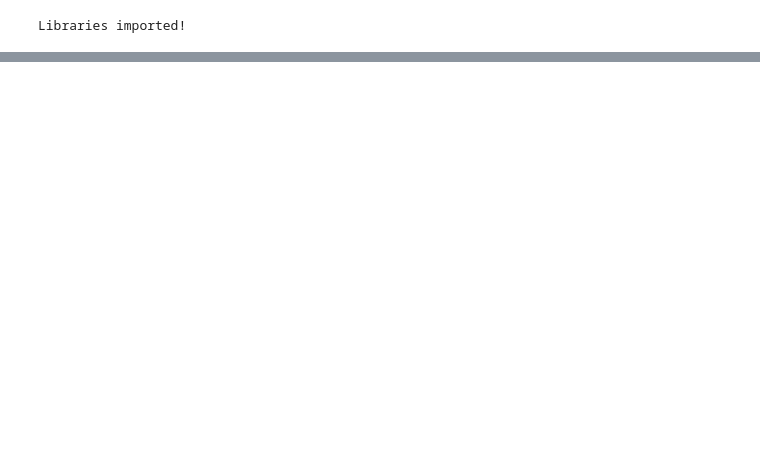
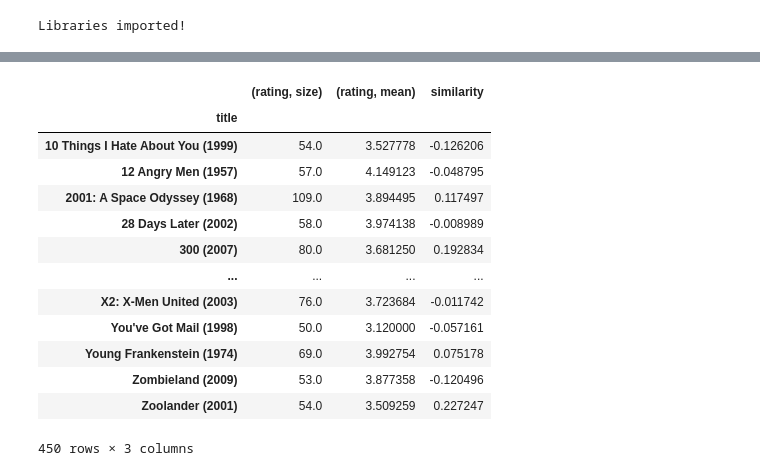
Before and after one commit to luongtruong77/Business_proj_RE, a Jupyter notebook: Test_notebook.ipynb, the cells around one changed output, grey strips where cells are left out. Cells and saved outputs as stored; diff of their text form; code cells hidden in the pictures; blank space fills up the shorter version.

```diff
--- a/Test_notebook.ipynb
+++ b/Test_notebook.ipynb
@@ -97,0 +58,4 @@ df1_tags
+# %%
+movie_ratings = ratings_df.pivot_table(index=['userId'], columns=['title'], values='rating')
+
+movie_ratings.head()
@@ -97,0 +71,3 @@ df1_tags
+# %%
+pulp_fiction_ratings = movie_ratings['Pulp Fiction (1994)']
+pulp_fiction_ratings.head()
@@ -97,0 +82,6 @@ df1_tags
+# %%
+similar_movies = movie_ratings.corrwith(pulp_fiction_ratings)
+similar_movies.dropna(inplace=True)
+df = pd.DataFrame(similar_movies)
+print(df.shape)
+df.head(10)
@@ -97,0 +129,3 @@ df1_tags
+# %%
+movie_stats = ratings_df.groupby('title').agg({'rating': [np.size, np.mean]})
+movie_stats
@@ -97,0 +159,18 @@ df1_tags
+# %%
+df = movie_stats[movie_stats['rating']['size'] >= 50].join(pd.DataFrame(similar_movies, columns=['similarity']))
+df
+# %% [output]
+|  | (rating, size) | (rating, mean) | similarity |
+| title |  |  |  |
+| 10 Things I Hate About You (1999) | 54.0 | 3.527778 | -0.126206 |
+| 12 Angry Men (1957) | 57.0 | 4.149123 | -0.048795 |
+| 2001: A Space Odyssey (1968) | 109.0 | 3.894495 | 0.117497 |
+| 28 Days Later (2002) | 58.0 | 3.974138 | -0.008989 |
+| 300 (2007) | 80.0 | 3.681250 | 0.192834 |
+| ... | ... | ... | ... |
+| X2: X-Men United (2003) | 76.0 | 3.723684 | -0.011742 |
+| You've Got Mail (1998) | 50.0 | 3.120000 | -0.057161 |
+| Young Frankenstein (1974) | 69.0 | 3.992754 | 0.075178 |
+| Zombieland (2009) | 53.0 | 3.877358 | -0.120496 |
+| Zoolander (2001) | 54.0 | 3.509259 | 0.227247 |
+450 rows × 3 columns
```
Also changed, not shown: parts of 24 cells of this notebook, 1 other file.
